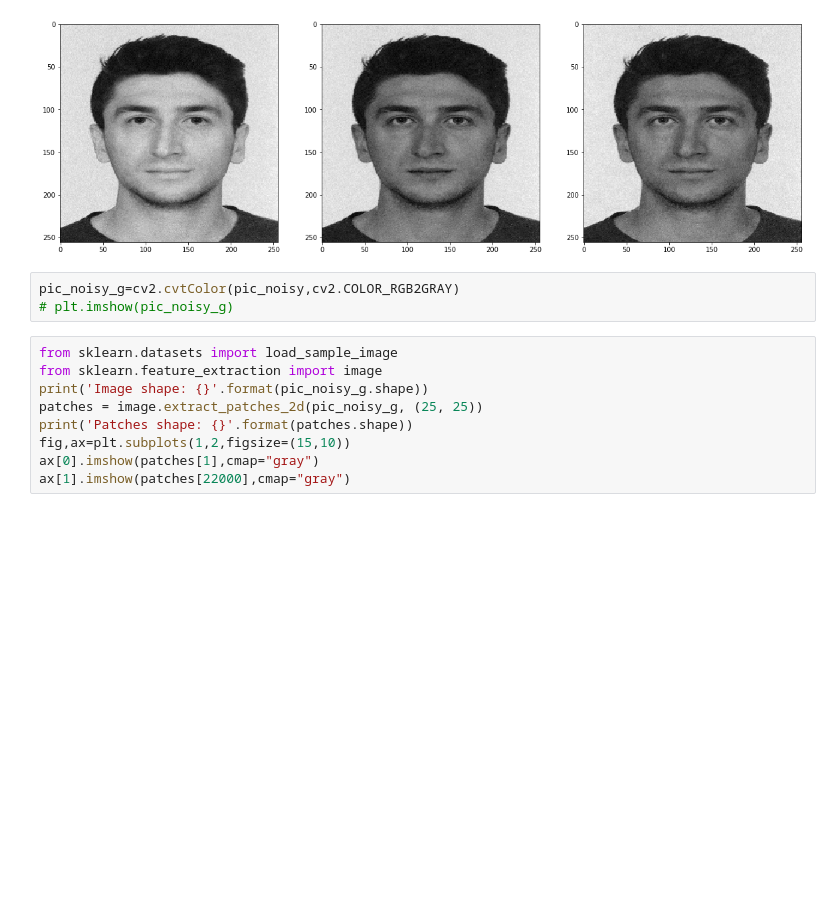
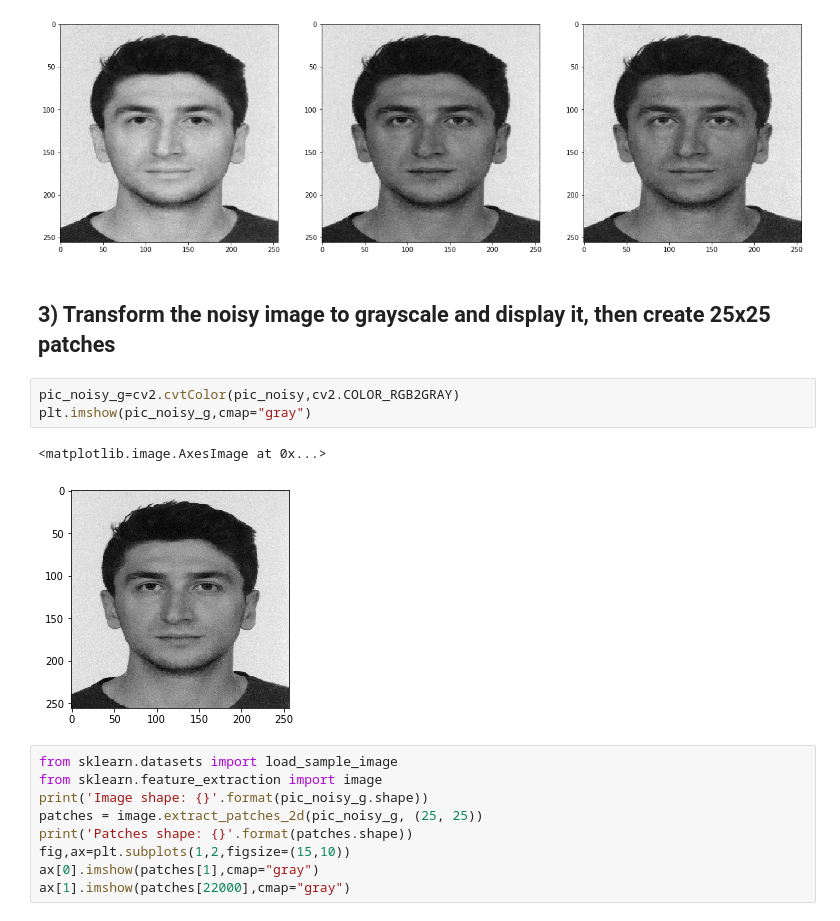
Before and after one commit to kubilay-yavuz/fall19-kubilay-yavuz, a Jupyter notebook: HW2/IE582-HW2.ipynb, the cells around one changed output. Saved outputs shown, nothing was run; the diff lists cells and outputs as text; blank space fills up the shorter version.

```diff
--- a/HW2/IE582-HW2.ipynb
+++ b/HW2/IE582-HW2.ipynb
@@ -162,9 +163,14 @@ for i in range(3):
     ax[i].imshow(pic_noisy[:,:,i],cmap="gray")
 # %% [output]
 [figure]
+# %% [markdown]
+## 3) Transform the noisy image to grayscale and display it, then create 25x25 patches
 # %%
 pic_noisy_g=cv2.cvtColor(pic_noisy,cv2.COLOR_RGB2GRAY)
-# plt.imshow(pic_noisy_g)
+plt.imshow(pic_noisy_g,cmap="gray")
+# %% [output]
+<matplotlib.image.AxesImage at 0x...>
+[figure, added]
 # %%
 from sklearn.datasets import load_sample_image
 from sklearn.feature_extraction import image
```
Also changed, not shown: parts of 14 cells of this notebook.
